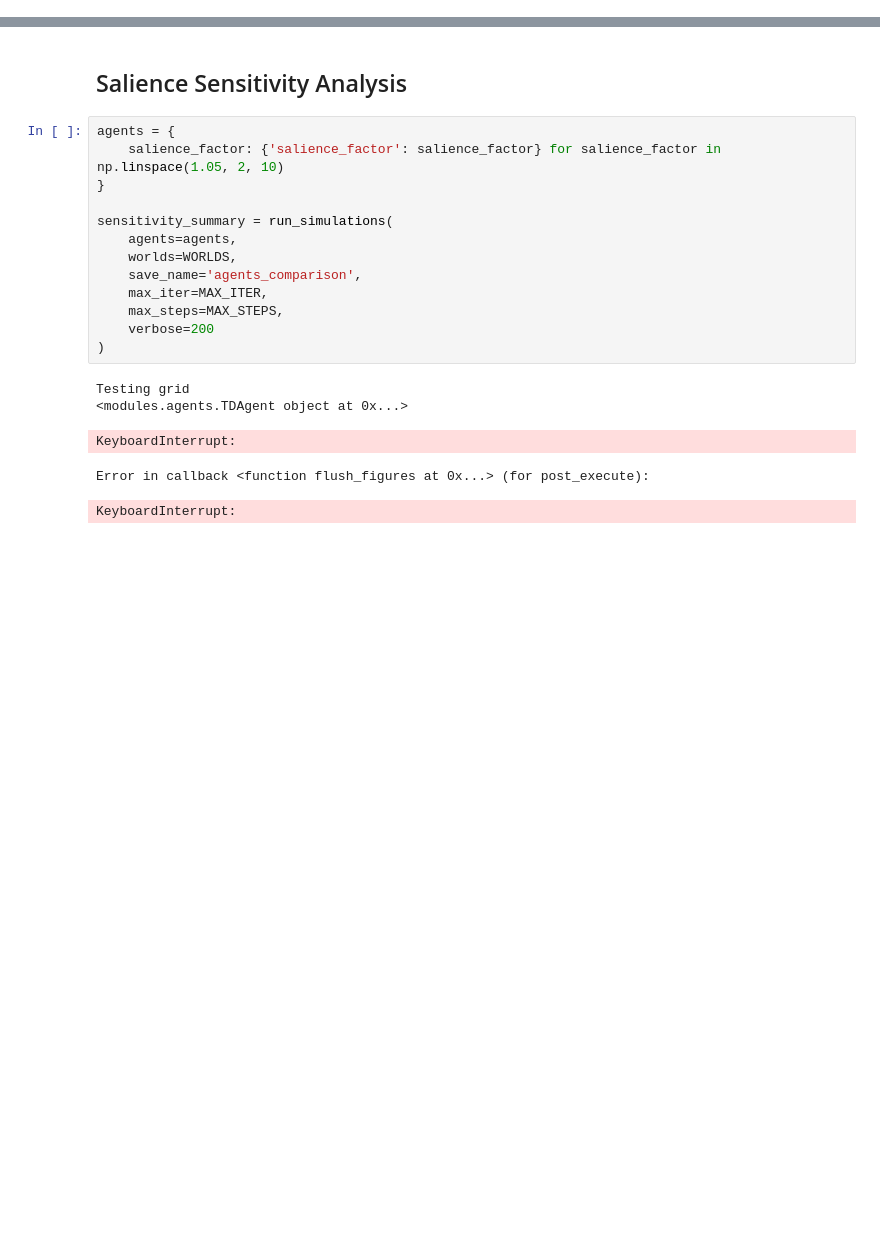
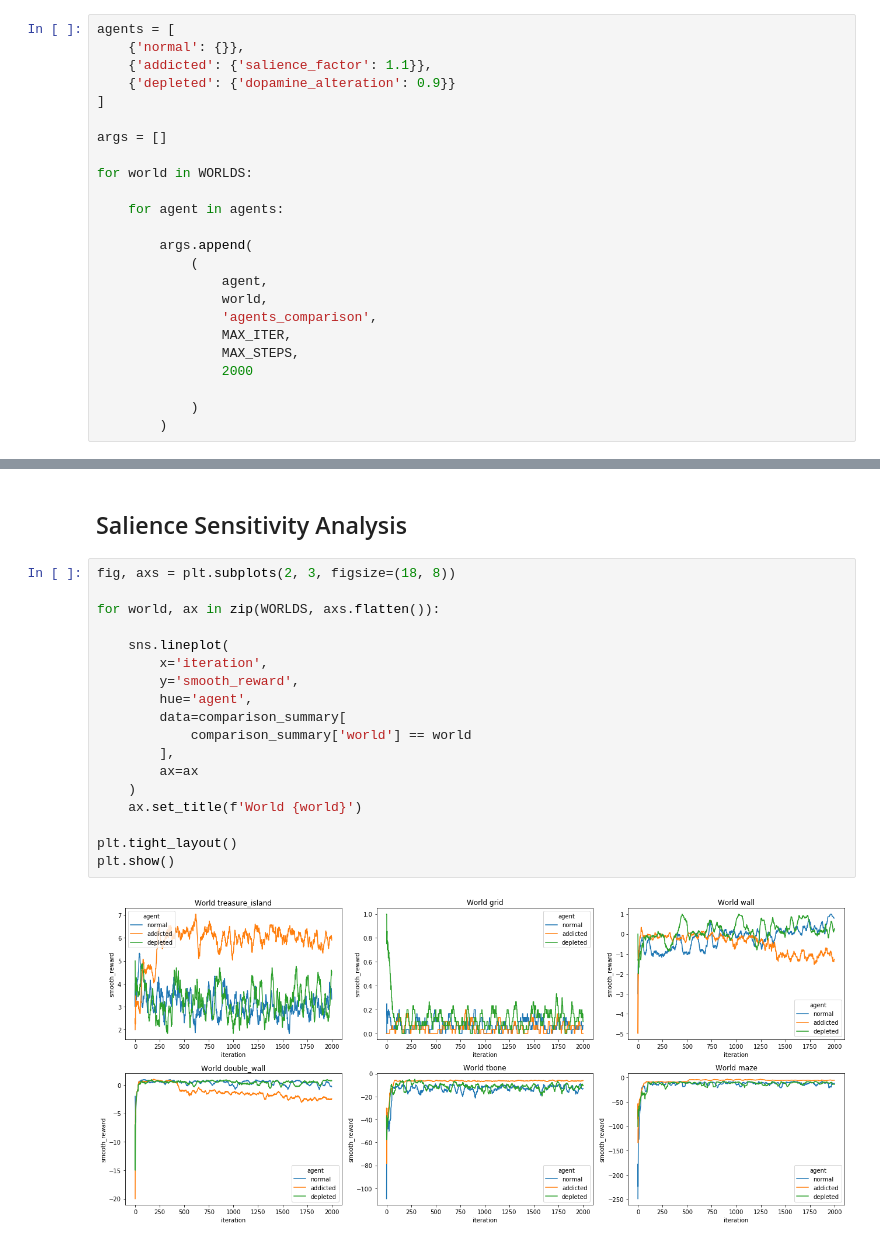
Before and after one commit to vb690/td_learning_salience, a Jupyter notebook: td_learning_agents_test.ipynb, the cells around one changed output, grey strips where cells are left out. Drawn from its saved outputs; the diff is of its cells as text; blank space fills up the shorter version.

Commit message:
Improved modules structure, simulations and introduced multiprocessing

```diff
--- a/td_learning_agents_test.ipynb
+++ b/td_learning_agents_test.ipynb
@@ -47,0 +19,24 @@ KeyboardInterrupt
+# %%
+agents = [
+    {'normal': {}},
+    {'addicted': {'salience_factor': 1.1}},
+    {'depleted': {'dopamine_alteration': 0.9}}
+]
+
+args = []
+
+for world in WORLDS:
+
+    for agent in agents:
+
+        args.append(
+            (
+                agent,
+                world,
+                'agents_comparison',
+                MAX_ITER,
+                MAX_STEPS,
+                2000
+
+            )
+        )
@@ -48,21 +49,22 @@ KeyboardInterrupt
 # %% [markdown]
 ## Salience Sensitivity Analysis
-# %%
-agents = {
-    salience_factor: {'salience_factor': salience_factor} for salience_factor in np.linspace(1.05, 2, 10)
-}
-
-sensitivity_summary = run_simulations(
-    agents=agents,
-    worlds=WORLDS,
-    save_name='agents_comparison',
-    max_iter=MAX_ITER,
-    max_steps=MAX_STEPS,
-    verbose=200
-)
-# %% [output]
-Testing grid
-<modules.agents.TDAgent object at 0x...>
-KeyboardInterrupt:
-Error in callback <function flush_figures at 0x...> (for post_execute):
-KeyboardInterrupt:
+# %%
+fig, axs = plt.subplots(2, 3, figsize=(18, 8))
+
+for world, ax in zip(WORLDS, axs.flatten()):
+
+    sns.lineplot(
+        x='iteration',
+        y='smooth_reward',
+        hue='agent',
+        data=comparison_summary[
+            comparison_summary['world'] == world
+        ],
+        ax=ax
+    )
+    ax.set_title(f'World {world}')
+
+plt.tight_layout()
+plt.show()
+# %% [output]
+[figure, added]
```
Also changed, not shown: parts of 5 cells of this notebook, 8 other files.
